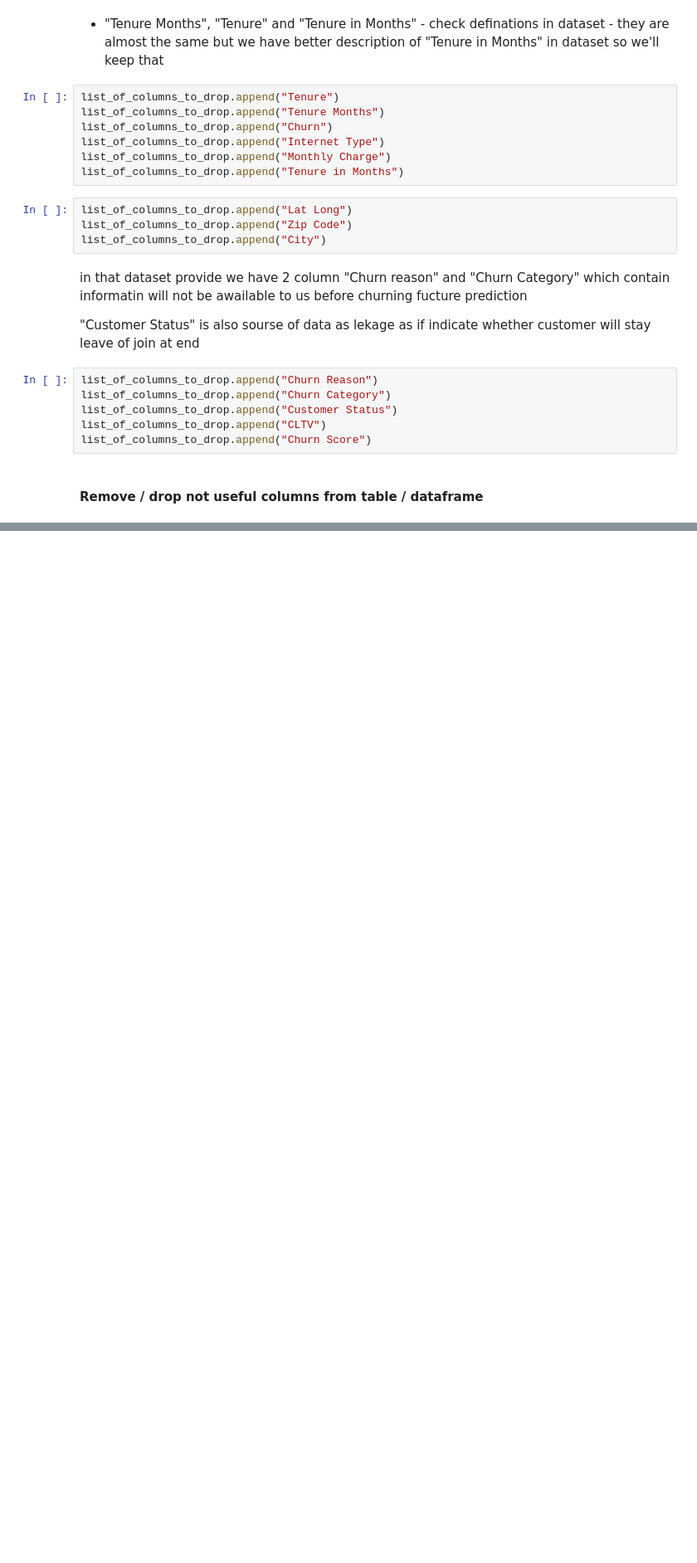
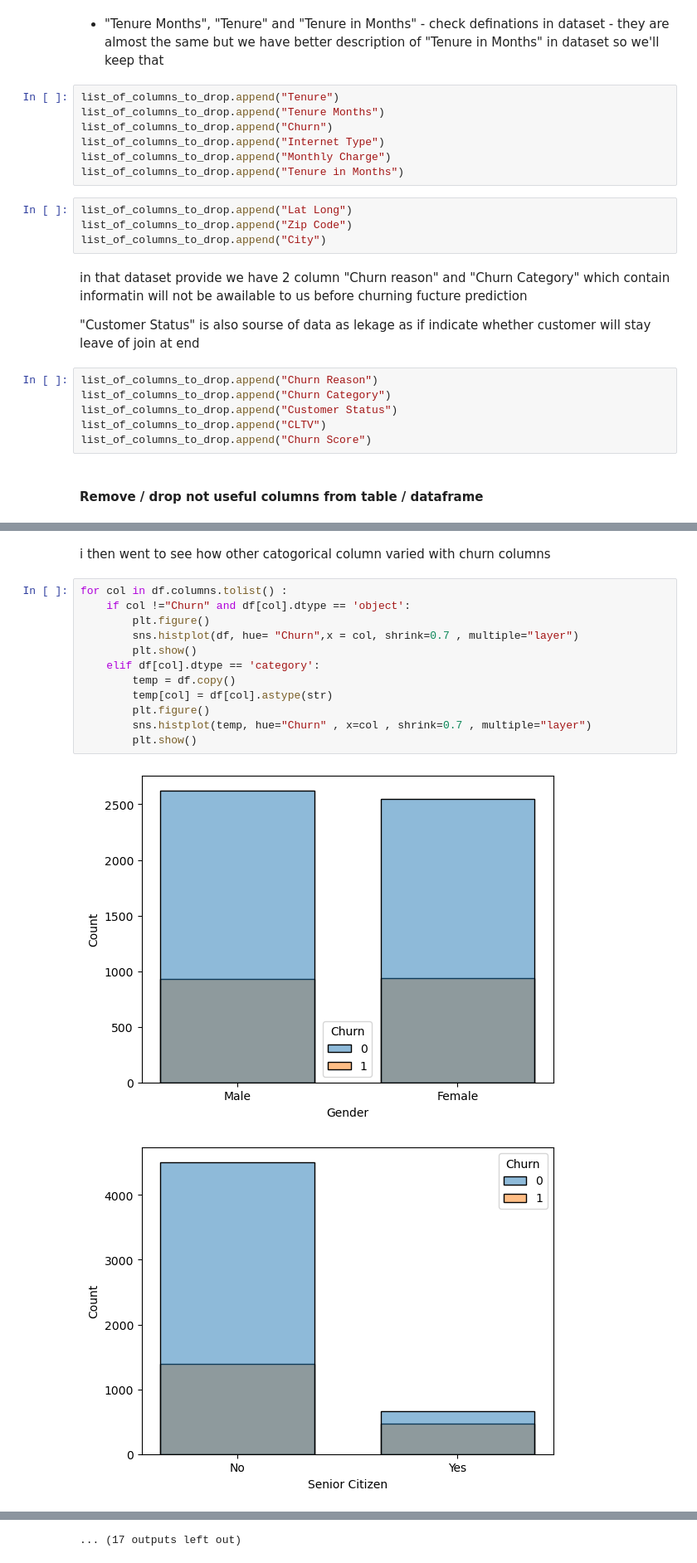
Before and after one commit to sanketmahadik666/Churnprediction, a Jupyter notebook: Customer_Churn_Prediction_FIXED.ipynb, the cells around one changed output, grey strips where cells are left out. Shown at 83% size. Cells and saved outputs as stored; diff of their text form; blank space fills up the shorter version.

```diff
--- a/Customer_Churn_Prediction_FIXED.ipynb
+++ b/Customer_Churn_Prediction_FIXED.ipynb
@@ -562,0 +648,17 @@ KeyError: "['Churn Lable', 'Locaiton ID'] not found in axis"
+# %% [markdown]
+i then went to see how other catogorical column varied with churn columns
+# %%
+for col in df.columns.tolist() :
+    if col !="Churn" and df[col].dtype == 'object':
+        plt.figure()
+        sns.histplot(df, hue= "Churn",x = col, shrink=0.7 , multiple="layer")
+        plt.show()
+    elif df[col].dtype == 'category':
+        temp = df.copy()
+        temp[col] = df[col].astype(str)
+        plt.figure()
+        sns.histplot(temp, hue="Churn" , x=col , shrink=0.7 , multiple="layer")
+        plt.show()
+# %% [output]
+[figure, added]
+[figure, added]
@@ -562,0 +675 @@ KeyError: "['Churn Lable', 'Locaiton ID'] not found in axis"
+... (17 outputs left out)
```
Also changed, not shown: parts of 23 cells of this notebook.
